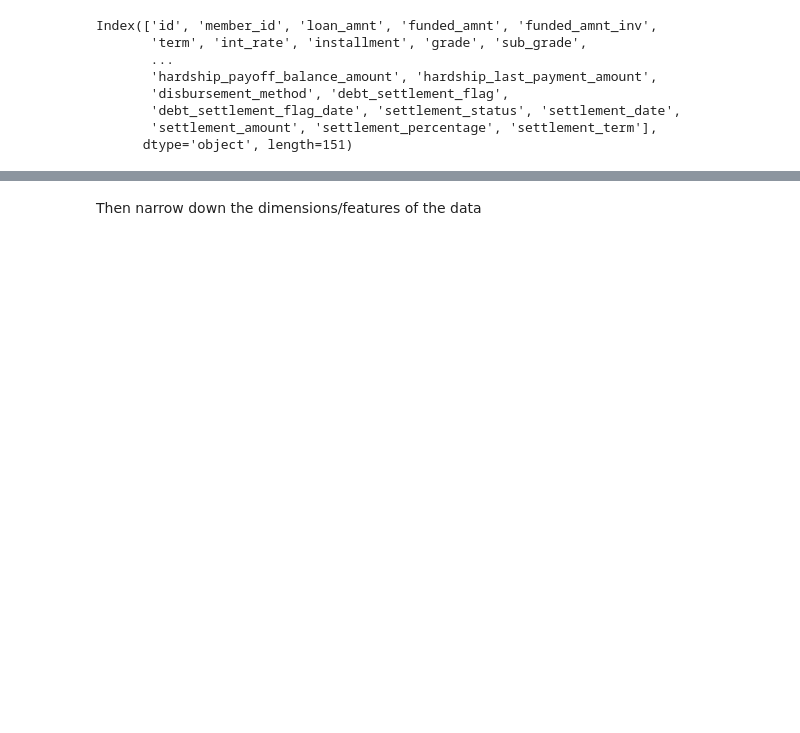
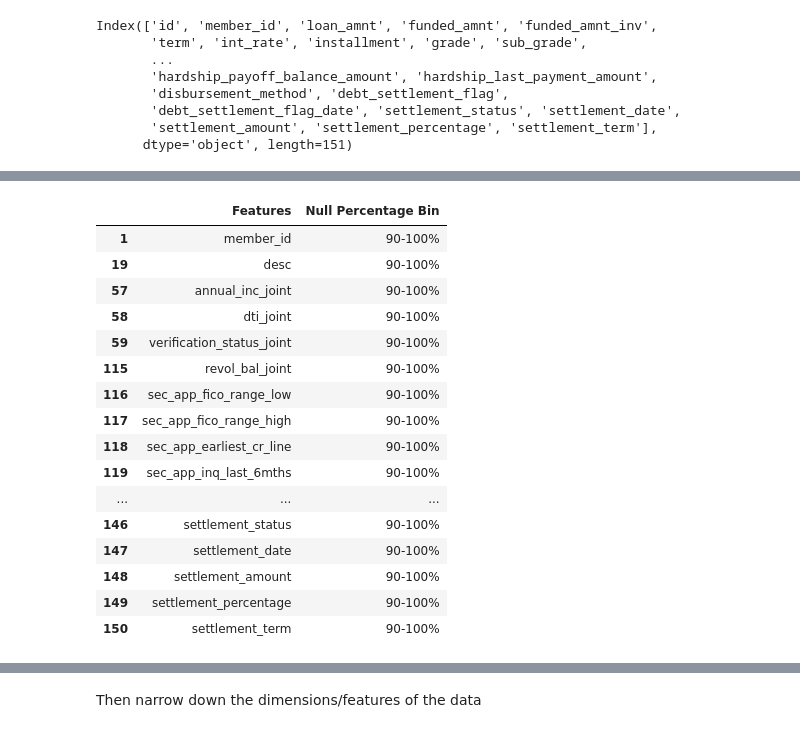
Before and after one commit to minhN2000/Risk_Management, a Jupyter notebook: credit risk/notebooks/simple_feature_selection.ipynb, the cells around one changed output, grey strips where cells are left out. Saved outputs shown, nothing was run; the diff lists cells and outputs as text; code cells hidden in the pictures; blank space fills up the shorter version.

Commit message:
upload simple feature selection

```diff
--- a/credit risk/notebooks/eda.ipynb
+++ b/credit risk/notebooks/simple_feature_selection.ipynb
@@ -15,7 +15,16 @@ import matplotlib.pyplot as plt
 import warnings
 warnings.filterwarnings('ignore')
 
+# data preprocessing
+from sklearn.preprocessing import MinMaxScaler
 from sklearn.preprocessing import StandardScaler
+
+from sklearn.feature_selection import chi2
+
+# dataframe set
+pd.set_option('display.float', '{:.2f}'.format)
+pd.set_option('display.max_columns', 50)
+pd.set_option('display.max_rows', 50)
 # %% [markdown]
 Firt, let's start with reading the data
 # %%
@@ -185,0 +163,20 @@ There are 151 total features, but I will not use all of them. I will pick featur
+# %%
+binned_data[binned_data['Null Percentage Bin']=='90-100%']
+# %% [output]
+|  | Features | Null Percentage Bin |
+| 1 | member_id | 90-100% |
+| 19 | desc | 90-100% |
+| 57 | annual_inc_joint | 90-100% |
+| 58 | dti_joint | 90-100% |
+| 59 | verification_status_joint | 90-100% |
+| 115 | revol_bal_joint | 90-100% |
+| 116 | sec_app_fico_range_low | 90-100% |
+| 117 | sec_app_fico_range_high | 90-100% |
+| 118 | sec_app_earliest_cr_line | 90-100% |
+| 119 | sec_app_inq_last_6mths | 90-100% |
+| ... | ... | ... |
+| 146 | settlement_status | 90-100% |
+| 147 | settlement_date | 90-100% |
+| 148 | settlement_amount | 90-100% |
+| 149 | settlement_percentage | 90-100% |
+| 150 | settlement_term | 90-100% |
```
Also changed, not shown: parts of 23 cells of this notebook.
